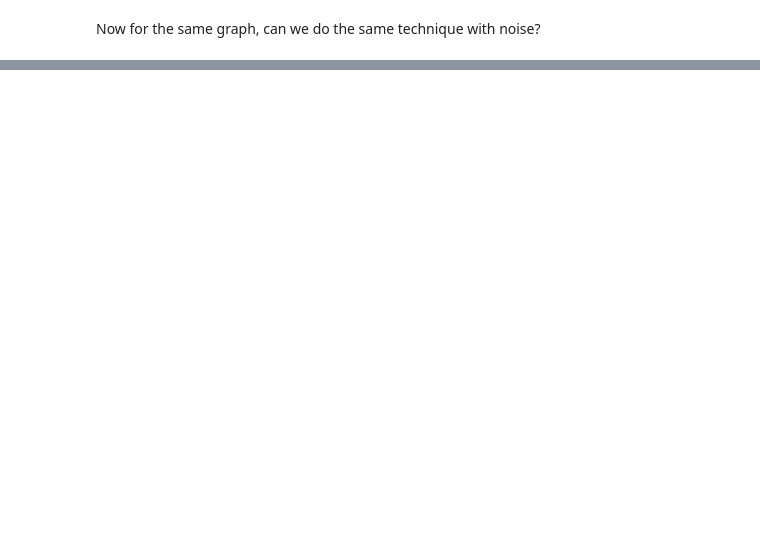
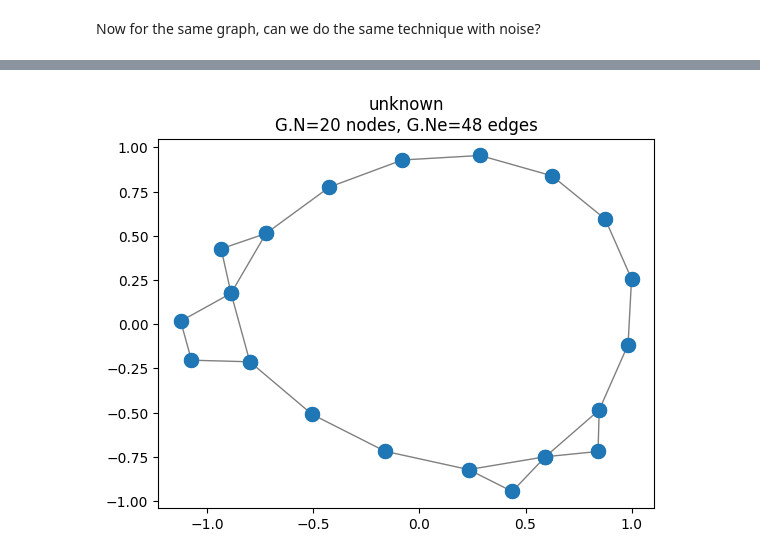
Before and after one commit to AndresCenteno/Masters-Thesis, a Jupyter notebook: simple_example.ipynb, the cells around one changed output, grey strips where cells are left out. Saved outputs shown, nothing was run; the diff lists cells and outputs as text; code cells hidden in the pictures; blank space fills up the shorter version.

```diff
--- a/simple_example.ipynb
+++ b/simple_example.ipynb
@@ -110,0 +116,10 @@ plotting.plot_graph(noisy_G_learned)
+# %%
+from importlib import reload
+lh = reload(lh)
+big_N = 20
+big_graph = nx.gnp_random_graph(big_N,p=0.4)
+big_L = nx.laplacian_matrix(big_graph).toarray()
+# we should normalize
+big_L = big_L/np.trace(big_L)*big_N
+big_tau = [0.5,1,1.5,2,3]
+big_X = lh.create_deltas(big_L,big_tau,se=0)
@@ -110,0 +158,5 @@ plotting.plot_graph(noisy_G_learned)
+# %%
+Nring = 20
+Gring = pg.graphs.Ring(Nring,1)
+Gring.set_coordinates()
+plotting.plot_graph(Gring)
@@ -110,0 +165,9 @@ plotting.plot_graph(noisy_G_learned)
+# %%
+Lring = Gring.L.todense()
+Lring = Lring/np.trace(Lring)*Lring.shape[0]
+tauring = [0.5,1,1.5,5]
+Xring = lh.create_deltas(Lring,tauring)
+
+_, notLring, Hring, tauring = lh.create_signal(N=Lring.shape[0],M=Xring.shape[1],tau_ground=tauring)
+# %%
+resring = lh.learn_heat(X=Xring,L0=notLring,H0=Hring,tau0=[1,1,1,2],alpha=0.05,beta=0.05,max_iter=50)
@@ -110,0 +176,10 @@ plotting.plot_graph(noisy_G_learned)
+# %%
+learned_ring = -resring["L"]
+np.fill_diagonal(learned_ring,0)
+# do a film on threshold
+learned_ring[learned_ring < 0.17] = 0
+Glearnedring = pg.graphs.Graph(learned_ring)
+Glearnedring.set_coordinates()
+plotting.plot_graph(Glearnedring)
+# %% [output]
+[figure, added]
```
Also changed, not shown: parts of 27 cells of this notebook, 6 other files.
